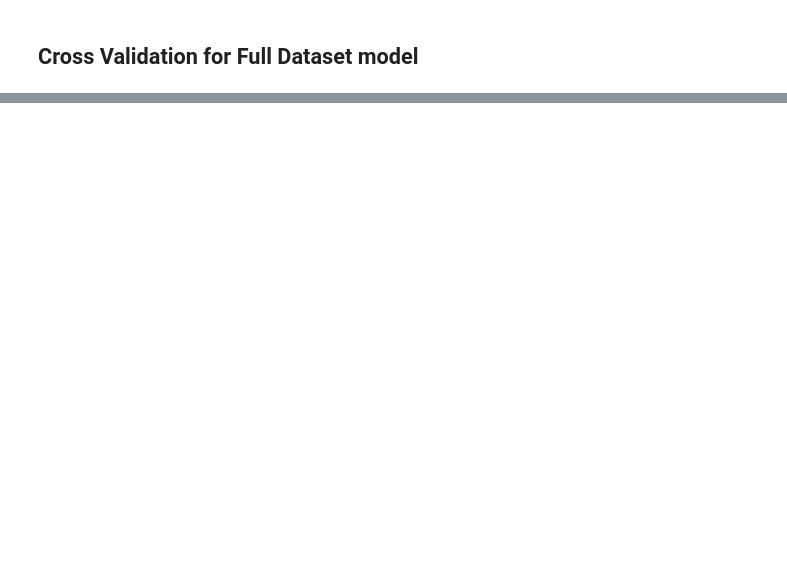
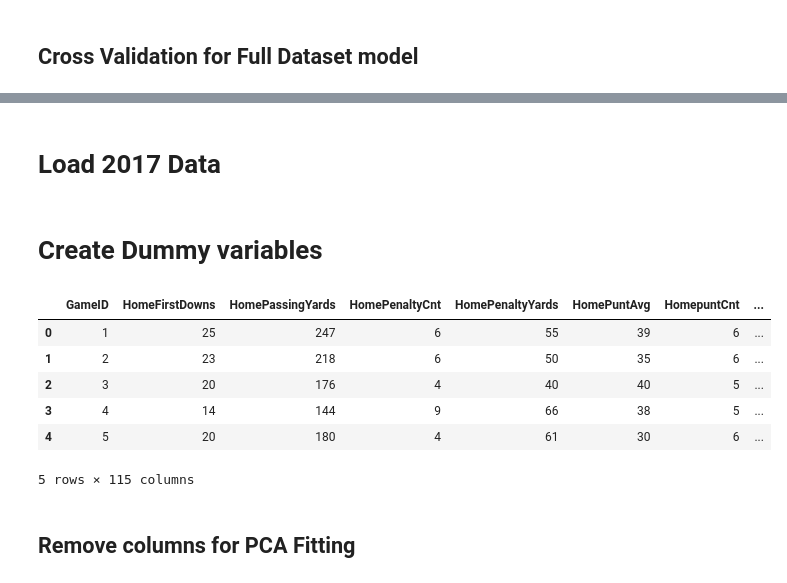
Before and after one commit to ChrisIrwin5620/CapstoneProject, a Jupyter notebook: python/Capstone Project.ipynb, the cells around one changed output, grey strips where cells are left out. Drawn from its saved outputs; the diff is of its cells as text; code cells hidden in the pictures; blank space fills up the shorter version.

```diff
--- a/python/Capstone Project.ipynb
+++ b/python/Capstone Project.ipynb
@@ -402,0 +476,64 @@ for train_indices, test_indices in cv_object.split(XPCA,y):
+# %% [markdown]
+# Load 2017 Data
+# %%
+dfGameData = pd.read_csv(directory + '2017Games.csv', sep=',')
+# %% [markdown]
+# Create Dummy variables
+# %%
+#Create new DataFrame for PCA
+gameData2017 = dfGameData
+
+#Get Original Results
+gameResults = dfGameData[['GameID', 'HomeTeamWin']]
+
+dummiesColumnToCreate = ['WindDir', 'Condition','TimeOfDay']
+
+#Create Dummy Variables
+for column in dummiesColumnToCreate:
+    dummies = pd.get_dummies(gameData2017[str(column)]).rename(columns=lambda x: str(column) + '_' + str(x))
+    #Join to Dataframe for Model
+    gameData2017 = pd.concat([gameData2017, dummies], axis=1)
+
+#update Time Columns
+gameData2017['HomeTeamPossSec'] = gameData2017['HomePossTime']
+
+gameData2017['AwayTeamPossSec'] = gameData2017['AwayPossTime']
+
+#Fill in Missing Values with 0
+gameData2017.fillna(0, inplace=True)
+
+newFileNames = pd.DataFrame(gameData2017.columns)
+
+origFileNames = pd.DataFrame(gameDataPCA.columns)
+
+dfMissingColumns = origFileNames[~origFileNames[0].isin(newFileNames[0])]
+
+for column in dfMissingColumns[0]:
+    gameData2017[column] = 0
+
+#Get columns that are only numeric in nature.
+columnsToDrop = ['HomeTeam', 'AwayTeam', 'WindDir', 'Condition','TimeOfDay', 'Date'
+                 , 'HomePossTime', 'AwayPossTime','ScoreHome', 'ScoreAway', 'HomeTeamWin']
+
+#Drop Variables
+gameData2017.drop(columnsToDrop, inplace=True, axis=1)
+
+
+dfgameData2017FM = pd.DataFrame()
+
+#Fill new dataFrame
+for column in XFull.columns:
+    insertColumn = column
+    dfgameData2017FM[insertColumn] = gameData2017[[insertColumn]]
+
+dfgameData2017FM.head()
+# %% [output]
+|  | GameID | HomeFirstDowns | HomePassingYards | HomePenaltyCnt | HomePenaltyYards | HomePuntAvg | HomepuntCnt | ... |
+| 0 | 1 | 25 | 247 | 6 | 55 | 39 | 6 | ... |
+| 1 | 2 | 23 | 218 | 6 | 50 | 35 | 6 | ... |
+| 2 | 3 | 20 | 176 | 4 | 40 | 40 | 5 | ... |
+| 3 | 4 | 14 | 144 | 9 | 66 | 38 | 5 | ... |
+| 4 | 5 | 20 | 180 | 4 | 61 | 30 | 6 | ... |
+5 rows × 115 columns
+# %% [markdown]
+## Remove columns for PCA Fitting
```
Also changed, not shown: parts of 25 cells of this notebook, 1 other file.
